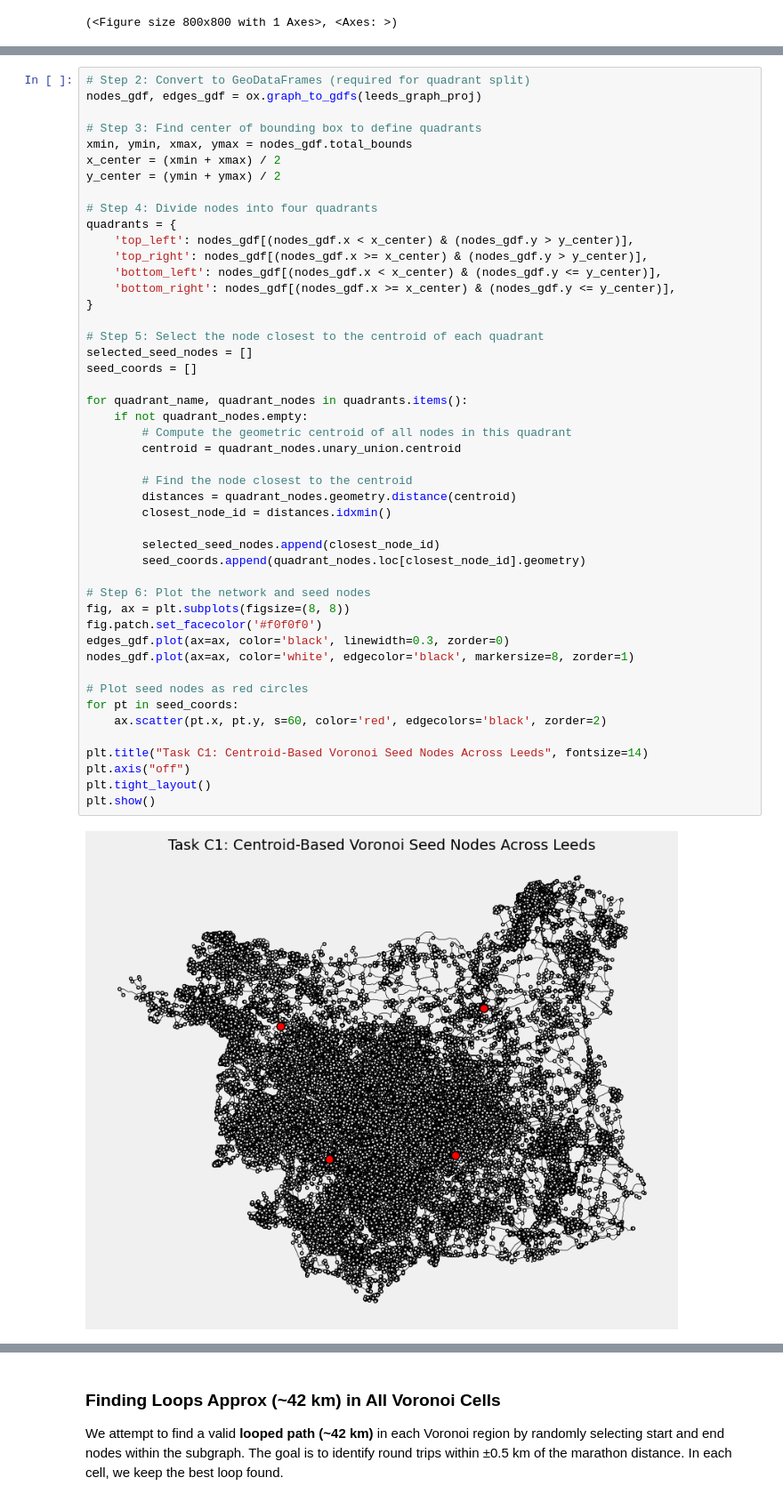
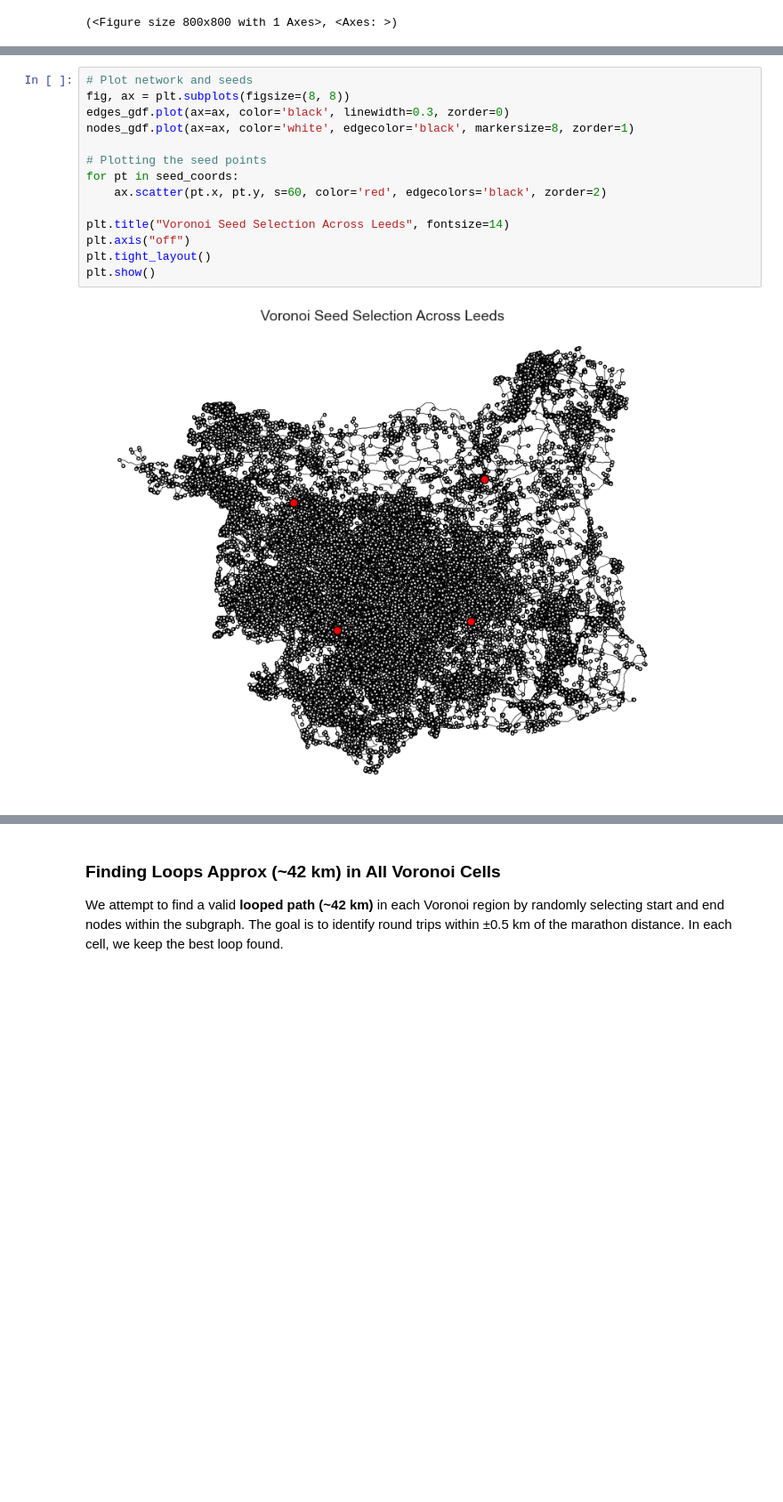
Before and after one commit to ammararfan2-lab/7CUSMNDA-2025-Coursework, a Jupyter notebook: notebooks/Part2.ipynb, the cells around one changed output, grey strips where cells are left out. Shown at 89% size. Drawn from its saved outputs; the diff is of its cells as text; blank space fills up the shorter version.

```diff
--- a/notebooks/Part2.ipynb
+++ b/notebooks/Part2.ipynb
@@ -519,49 +572,16 @@ ox.plot_graph(leeds_graph_proj)
 # %%
-# Step 2: Convert to GeoDataFrames (required for quadrant split)
-nodes_gdf, edges_gdf = ox.graph_to_gdfs(leeds_graph_proj)
-
-# Step 3: Find center of bounding box to define quadrants
-xmin, ymin, xmax, ymax = nodes_gdf.total_bounds
-x_center = (xmin + xmax) / 2
-y_center = (ymin + ymax) / 2
-
-# Step 4: Divide nodes into four quadrants
-quadrants = {
-    'top_left': nodes_gdf[(nodes_gdf.x < x_center) & (nodes_gdf.y > y_center)],
-    'top_right': nodes_gdf[(nodes_gdf.x >= x_center) & (nodes_gdf.y > y_center)],
-    'bottom_left': nodes_gdf[(nodes_gdf.x < x_center) & (nodes_gdf.y <= y_center)],
-    'bottom_right': nodes_gdf[(nodes_gdf.x >= x_center) & (nodes_gdf.y <= y_center)],
-}
-
-# Step 5: Select the node closest to the centroid of each quadrant
-selected_seed_nodes = []
-seed_coords = []
-
-for quadrant_name, quadrant_nodes in quadrants.items():
-    if not quadrant_nodes.empty:
-        # Compute the geometric centroid of all nodes in this quadrant
-        centroid = quadrant_nodes.unary_union.centroid
-
-        # Find the node closest to the centroid
-        distances = quadrant_nodes.geometry.distance(centroid)
-        closest_node_id = distances.idxmin()
-
-        selected_seed_nodes.append(closest_node_id)
-        seed_coords.append(quadrant_nodes.loc[closest_node_id].geometry)
-
-# Step 6: Plot the network and seed nodes
+# Plot network and seeds
 fig, ax = plt.subplots(figsize=(8, 8))
-fig.patch.set_facecolor('#f0f0f0')
 edges_gdf.plot(ax=ax, color='black', linewidth=0.3, zorder=0)
 nodes_gdf.plot(ax=ax, color='white', edgecolor='black', markersize=8, zorder=1)
 
-# Plot seed nodes as red circles
+# Plotting the seed points
 for pt in seed_coords:
     ax.scatter(pt.x, pt.y, s=60, color='red', edgecolors='black', zorder=2)
 
-plt.title("Task C1: Centroid-Based Voronoi Seed Nodes Across Leeds", fontsize=14)
+plt.title("Voronoi Seed Selection Across Leeds", fontsize=14)
 plt.axis("off")
 plt.tight_layout()
 plt.show()
 # %% [output]
-[figure, old version]
+[figure, new version]
```
Also changed, not shown: parts of 33 cells of this notebook.
